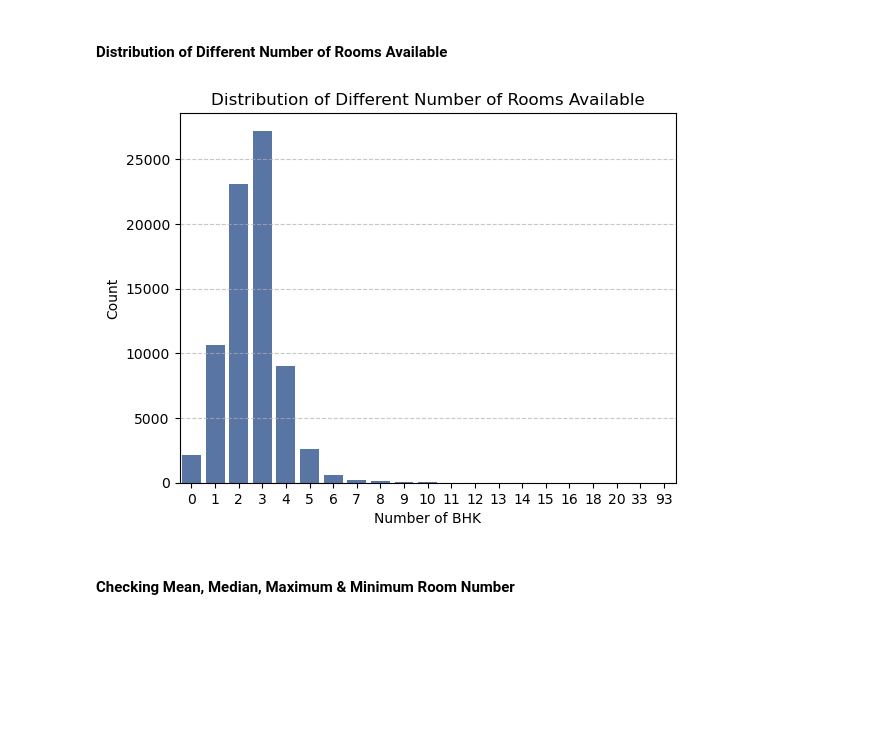
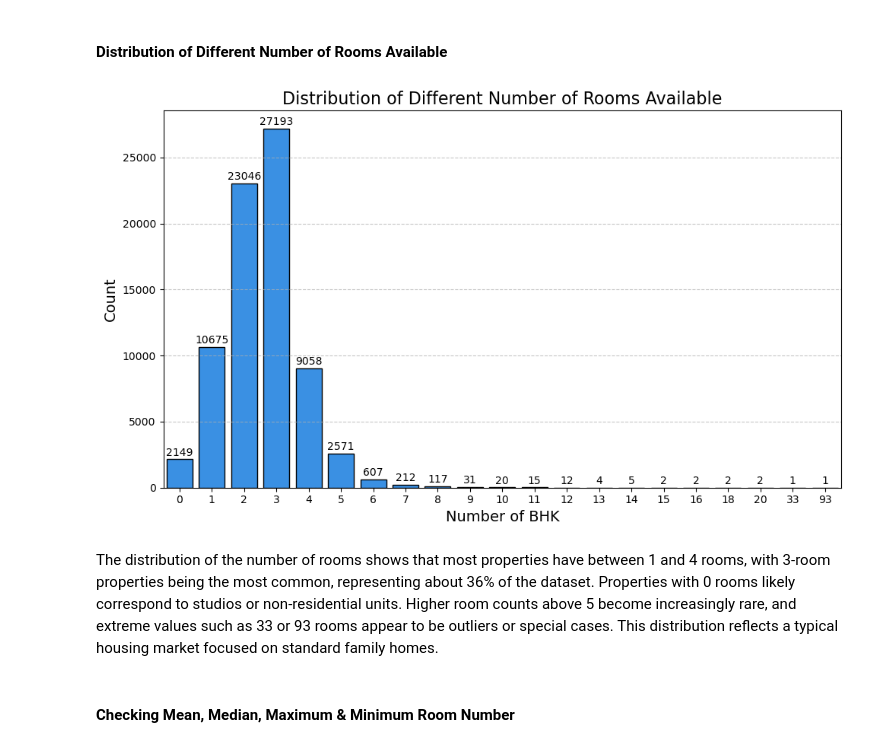
Before and after one commit to Marinaparragonz/Rental-Price-Recommendation-System-in-Madrid-using-Machine-Learning, a Jupyter notebook: EDA.ipynb, the cells around one changed output. Saved outputs shown, nothing was run; the diff lists cells and outputs as text; code cells hidden in the pictures; blank space fills up the shorter version.

Commit message:
Cambios de formato y  filtro outlier

```diff
--- a/EDA.ipynb
+++ b/EDA.ipynb
@@ -396,20 +498,24 @@ Lowest Constructed Area: 21
 # %% [markdown]
 #### Distribution of Different Number of Rooms Available
 # %%
-bhk_counts = data['ROOMNUMBER'].value_counts().sort_index()
+plt.figure(figsize=(10,6))
 
+sns.barplot(x=bhk_counts.index, y=bhk_counts.values, color='dodgerblue', edgecolor='black')
 
-sns.barplot(x=bhk_counts.index, y=bhk_counts.values, color='#4c72b0')
+for i, v in enumerate(bhk_counts.values):
+    plt.text(i, v + max(bhk_counts.values)*0.01, str(v), ha='center', fontsize=10)
 
-
-plt.title('Distribution of Different Number of Rooms Available')
-plt.xlabel('Number of BHK')
-plt.ylabel('Count')
+plt.title('Distribution of Different Number of Rooms Available', fontsize=16)
+plt.xlabel('Number of BHK', fontsize=14)
+plt.ylabel('Count', fontsize=14)
 plt.grid(axis='y', linestyle='--', alpha=0.7)
 
+plt.tight_layout()
 plt.show()
 # %% [output]
-[figure, old version]
+[figure, new version]
+# %% [markdown]
+The distribution of the number of rooms shows that most properties have between 1 and 4 rooms, with 3-room properties being the most common, representing about 36% of the dataset. Properties with 0 rooms likely correspond to studios or non-residential units. Higher room counts above 5 become increasingly rare, and extreme values such as 33 or 93 rooms appear to be outliers or special cases. This distribution reflects a typical housing market focused on standard family homes.
 # %% [markdown]
 #### Checking Mean, Median, Maximum & Minimum Room Number
 # %%
```
Also changed, not shown: parts of 54 cells of this notebook.
